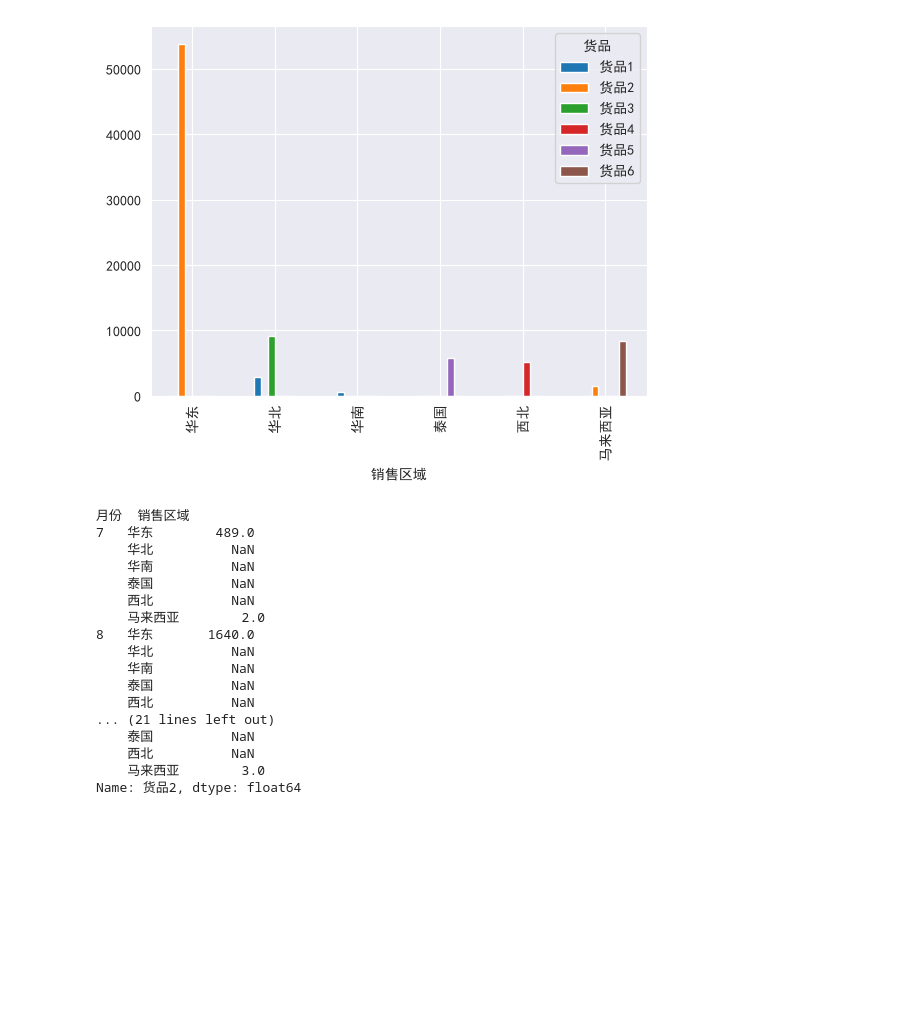
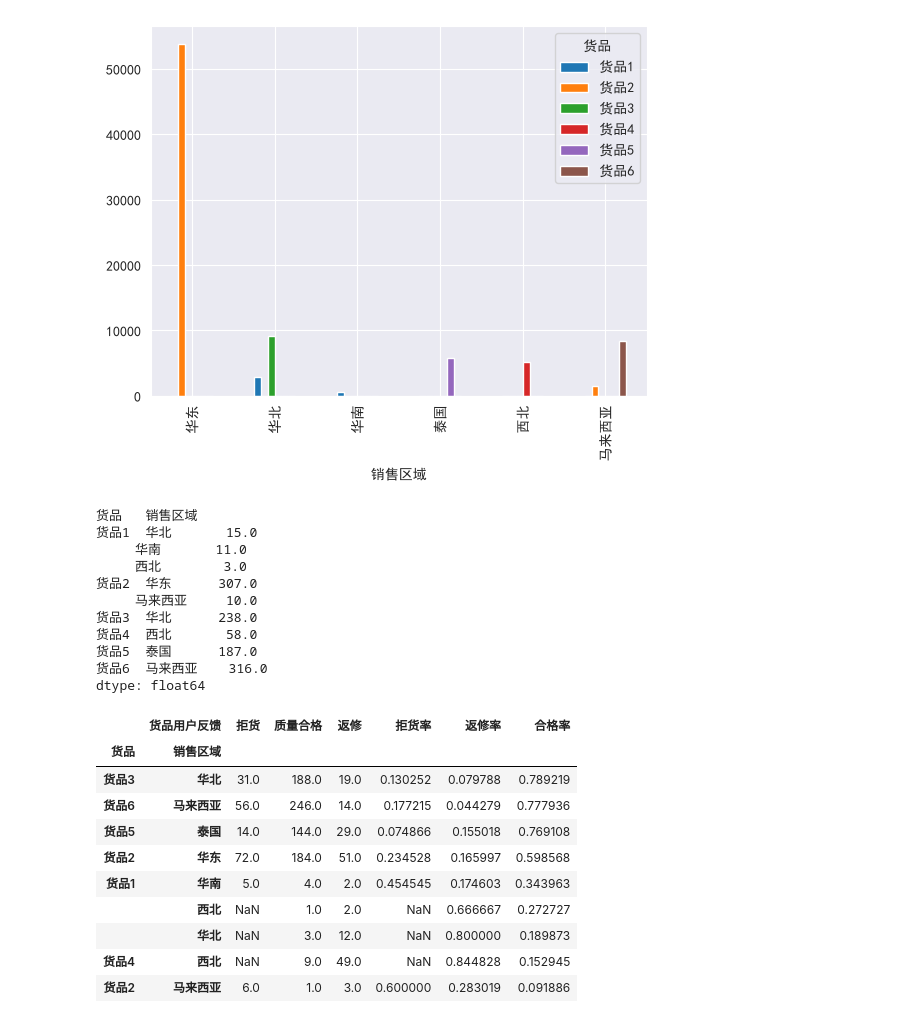
Before and after one commit to 1Zizhang/logistics-data-analysis, a Jupyter notebook: code/analysis.ipynb, the cells around one changed output. Saved outputs shown, nothing was run; the diff lists cells and outputs as text; code cells hidden in the pictures; blank space fills up the shorter version.

```diff
--- a/code/analysis.ipynb
+++ b/code/analysis.ipynb
@@ -122,22 +122,35 @@ data1.plot(kind='bar')
 # %%
 # 月份区域结合分析->在10，12月份销量猛增，主要发生在华东地区，且可以看出需要在其他月份加大营销力度！
 data1 = data.groupby(['月份','销售区域','货品'])['数量'].sum().unstack()
-data1['货品2']
-# %% [output]
-月份  销售区域
-7   华东        489.0
-    华北          NaN
-    华南          NaN
-    泰国          NaN
-    西北          NaN
-    马来西亚        2.0
-8   华东       1640.0
-    华北          NaN
-    华南          NaN
-    泰国          NaN
-    西北          NaN
-... (21 lines left out)
-    泰国          NaN
-    西北          NaN
-    马来西亚        3.0
-Name: 货品2, dtype: float64
+# %%
+# 3.商品是否存在质量问题->货品3.6.5合格率较好，返修率较低，而货品1.2.4合格率较低，返修率较高，质量有一定问题，需改善，货品2在马来西亚拒货率最高，按时交货率也很低，可能马来西亚人对按时交货要求较高，如果没有按时送到则会考虑退货，另考虑到货品2主要在华东地区销售，可以考虑增大华东地区销售，减小马来西亚供货！
+data['货品用户反馈'] = data['货品用户反馈'].str.strip()
+data1 = data.groupby(['货品', '销售区域'])['货品用户反馈'].value_counts().unstack()
+print(data1.sum(axis=1))
+data1['拒货率'] = data1['拒货'] / data1.sum(axis=1)
+data1['返修率'] = data1['返修'] / data1.sum(axis=1)
+data1['合格率'] = data1['质量合格'] / data1.sum(axis=1)
+data1.sort_values(['合格率', '返修率', '拒货率'], ascending=False)
+# %% [output]
+货品   销售区域
+货品1  华北       15.0
+     华南       11.0
+     西北        3.0
+货品2  华东      307.0
+     马来西亚     10.0
+货品3  华北      238.0
+货品4  西北       58.0
+货品5  泰国      187.0
+货品6  马来西亚    316.0
+dtype: float64
+|  | 货品用户反馈 | 拒货 | 质量合格 | 返修 | 拒货率 | 返修率 | 合格率 |
+| 货品 | 销售区域 |  |  |  |  |  |  |
+| 货品3 | 华北 | 31.0 | 188.0 | 19.0 | 0.130252 | 0.079788 | 0.789219 |
+| 货品6 | 马来西亚 | 56.0 | 246.0 | 14.0 | 0.177215 | 0.044279 | 0.777936 |
+| 货品5 | 泰国 | 14.0 | 144.0 | 29.0 | 0.074866 | 0.155018 | 0.769108 |
+| 货品2 | 华东 | 72.0 | 184.0 | 51.0 | 0.234528 | 0.165997 | 0.598568 |
+| 货品1 | 华南 | 5.0 | 4.0 | 2.0 | 0.454545 | 0.174603 | 0.343963 |
+|  | 西北 | NaN | 1.0 | 2.0 | NaN | 0.666667 | 0.272727 |
+|  | 华北 | NaN | 3.0 | 12.0 | NaN | 0.800000 | 0.189873 |
+| 货品4 | 西北 | NaN | 9.0 | 49.0 | NaN | 0.844828 | 0.152945 |
+| 货品2 | 马来西亚 | 6.0 | 1.0 | 3.0 | 0.600000 | 0.283019 | 0.091886 |
```
